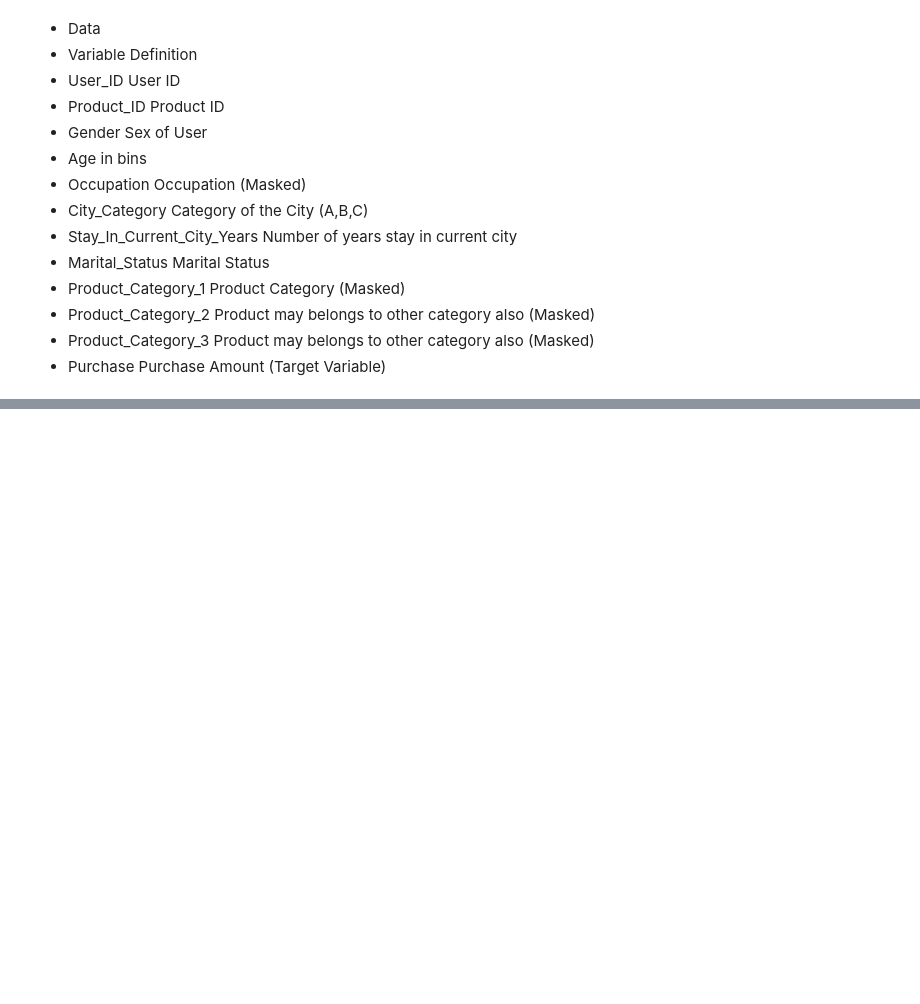
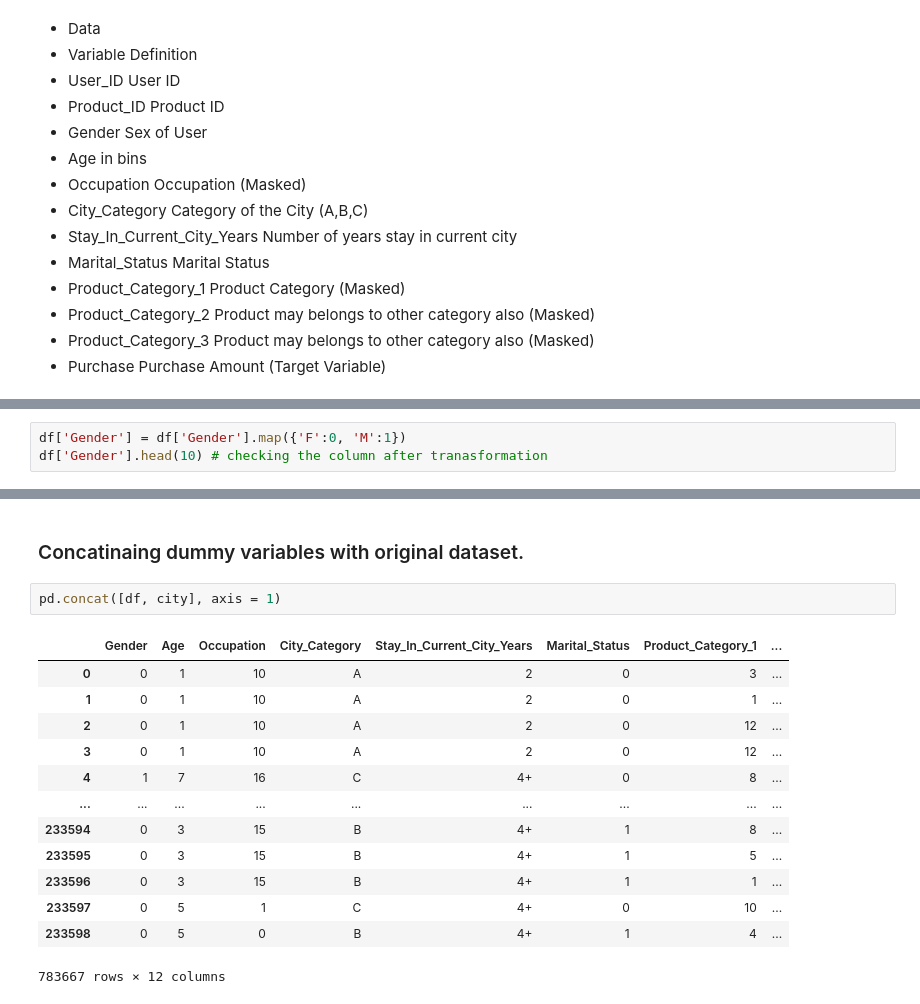
Before and after one commit to Satwikram/Exploratory-data-analysis, a Jupyter notebook: Black Friday/Black Friday.ipynb, the cells around one changed output, grey strips where cells are left out. Saved outputs shown, nothing was run; the diff lists cells and outputs as text; blank space fills up the shorter version.

```diff
--- a/Black Friday/Black Friday.ipynb
+++ b/Black Friday/Black Friday.ipynb
@@ -176,0 +272,3 @@ dataset.head()
+# %%
+df['Gender'] = df['Gender'].map({'F':0, 'M':1})
+df['Gender'].head(10) # checking the column after tranasformation
@@ -176,0 +343,18 @@ dataset.head()
+# %% [markdown]
+### Concatinaing dummy variables with original dataset.
+# %%
+pd.concat([df, city], axis = 1)
+# %% [output]
+|  | Gender | Age | Occupation | City_Category | Stay_In_Current_City_Years | Marital_Status | Product_Category_1 | ... |
+| 0 | 0 | 1 | 10 | A | 2 | 0 | 3 | ... |
+| 1 | 0 | 1 | 10 | A | 2 | 0 | 1 | ... |
+| 2 | 0 | 1 | 10 | A | 2 | 0 | 12 | ... |
+| 3 | 0 | 1 | 10 | A | 2 | 0 | 12 | ... |
+| 4 | 1 | 7 | 16 | C | 4+ | 0 | 8 | ... |
+| ... | ... | ... | ... | ... | ... | ... | ... | ... |
+| 233594 | 0 | 3 | 15 | B | 4+ | 1 | 8 | ... |
+| 233595 | 0 | 3 | 15 | B | 4+ | 1 | 5 | ... |
+| 233596 | 0 | 3 | 15 | B | 4+ | 1 | 1 | ... |
+| 233597 | 0 | 5 | 1 | C | 4+ | 0 | 10 | ... |
+| 233598 | 0 | 5 | 0 | B | 4+ | 1 | 4 | ... |
+783667 rows × 12 columns
```
Also changed, not shown: parts of 111 cells of this notebook.
